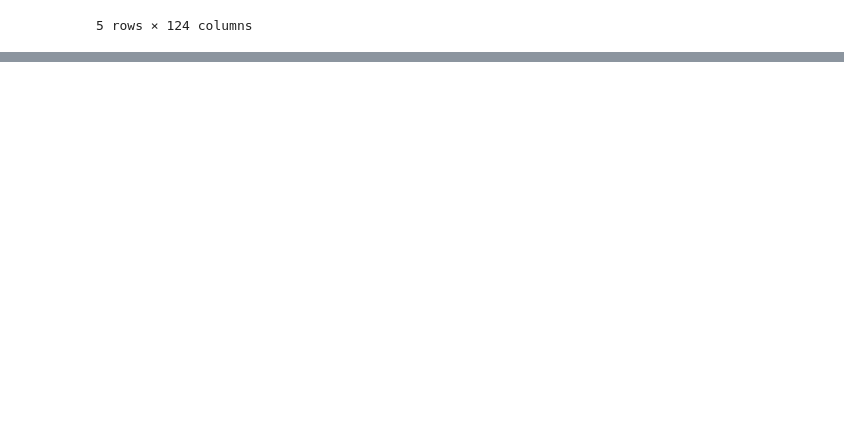
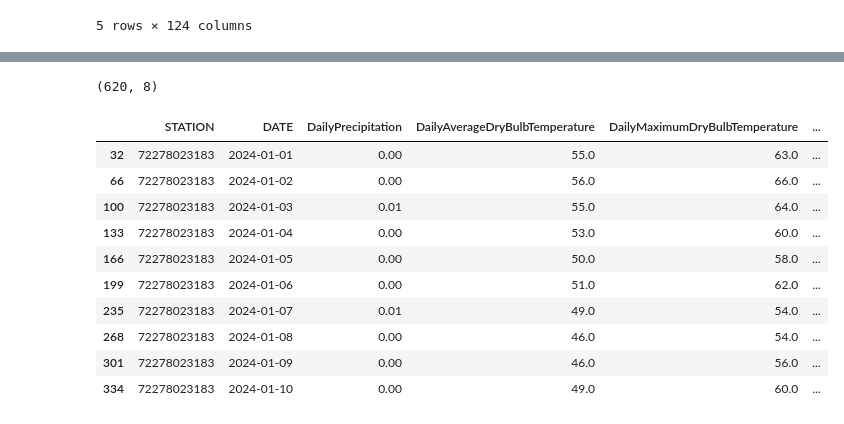
Before and after one commit to rohan-kumarm/flight-delay-predictor, a Jupyter notebook: Untitled.ipynb, the cells around one changed output, grey strips where cells are left out. Saved outputs shown, nothing was run; the diff lists cells and outputs as text; code cells hidden in the pictures; blank space fills up the shorter version.

```diff
--- a/Untitled.ipynb
+++ b/Untitled.ipynb
@@ -133,0 +155,24 @@ weather_df.head()
+# %%
+daily_weather = weather_df[weather_df["DailyPrecipitation"].notna()][
+    ["STATION", "DATE", "DailyPrecipitation", "DailyAverageDryBulbTemperature",
+     "DailyMaximumDryBulbTemperature", "DailyMinimumDryBulbTemperature",
+     "DailySnowfall", "DailyAverageWindSpeed"]
+].copy()
+
+daily_weather["DATE"] = pd.to_datetime(daily_weather["DATE"]).dt.date
+
+print(daily_weather.shape)
+daily_weather.head(10)
+# %% [output]
+(620, 8)
+|  | STATION | DATE | DailyPrecipitation | DailyAverageDryBulbTemperature | DailyMaximumDryBulbTemperature | ... |
+| 32 | 72278023183 | 2024-01-01 | 0.00 | 55.0 | 63.0 | ... |
+| 66 | 72278023183 | 2024-01-02 | 0.00 | 56.0 | 66.0 | ... |
+| 100 | 72278023183 | 2024-01-03 | 0.01 | 55.0 | 64.0 | ... |
+| 133 | 72278023183 | 2024-01-04 | 0.00 | 53.0 | 60.0 | ... |
+| 166 | 72278023183 | 2024-01-05 | 0.00 | 50.0 | 58.0 | ... |
+| 199 | 72278023183 | 2024-01-06 | 0.00 | 51.0 | 62.0 | ... |
+| 235 | 72278023183 | 2024-01-07 | 0.01 | 49.0 | 54.0 | ... |
+| 268 | 72278023183 | 2024-01-08 | 0.00 | 46.0 | 54.0 | ... |
+| 301 | 72278023183 | 2024-01-09 | 0.00 | 46.0 | 56.0 | ... |
+| 334 | 72278023183 | 2024-01-10 | 0.00 | 49.0 | 60.0 | ... |
```
Also changed, not shown: parts of 18 cells of this notebook.
